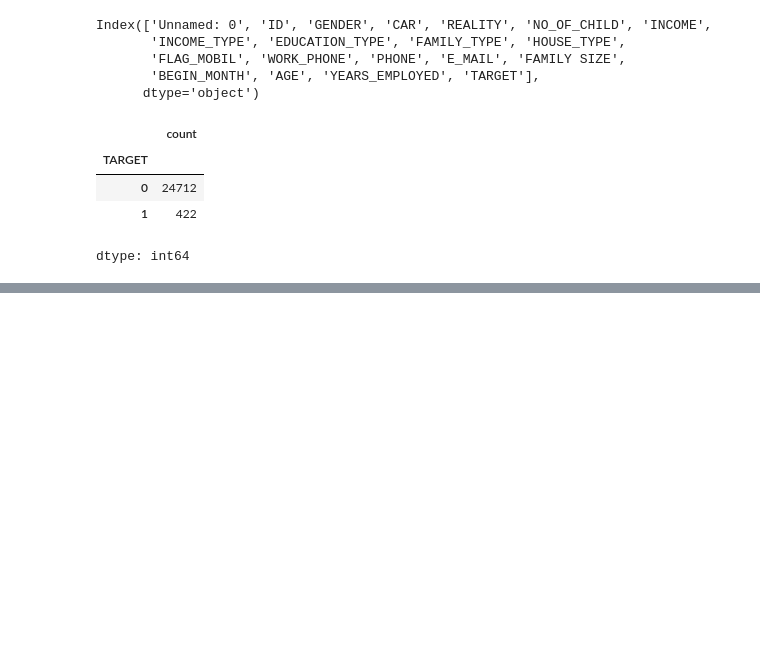
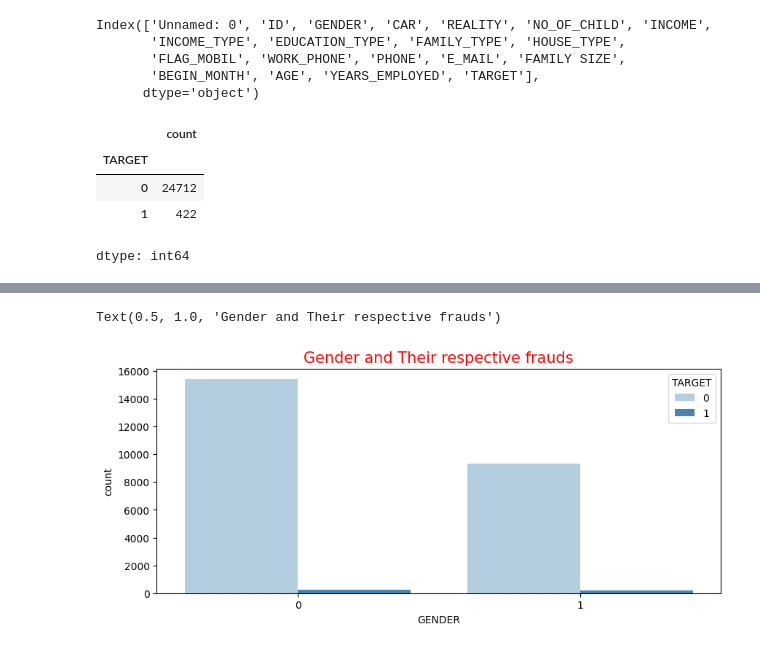
Before and after one commit to HarshGujarathi7/Data-Science-in-Finance--Independent-Study, a Jupyter notebook: Fraud_Detection_Data_Paper.ipynb, the cells around one changed output, grey strips where cells are left out. Drawn from its saved outputs; the diff is of its cells as text; code cells hidden in the pictures; blank space fills up the shorter version.

```diff
--- a/Fraud_Detection_Data_Paper.ipynb
+++ b/Fraud_Detection_Data_Paper.ipynb
@@ -83,0 +158,7 @@ ValueError: could not convert string to float: 'M'
+# %%
+plt.figure(figsize=(10, 4))
+sns.countplot(x="GENDER", hue="TARGET", data=ds3, palette="Blues")
+plt.title("Gender and Their respective frauds", fontsize=15, color="Red")
+# %% [output]
+Text(0.5, 1.0, 'Gender and Their respective frauds')
+[figure, added]
```
Also changed, not shown: parts of 18 cells of this notebook.
